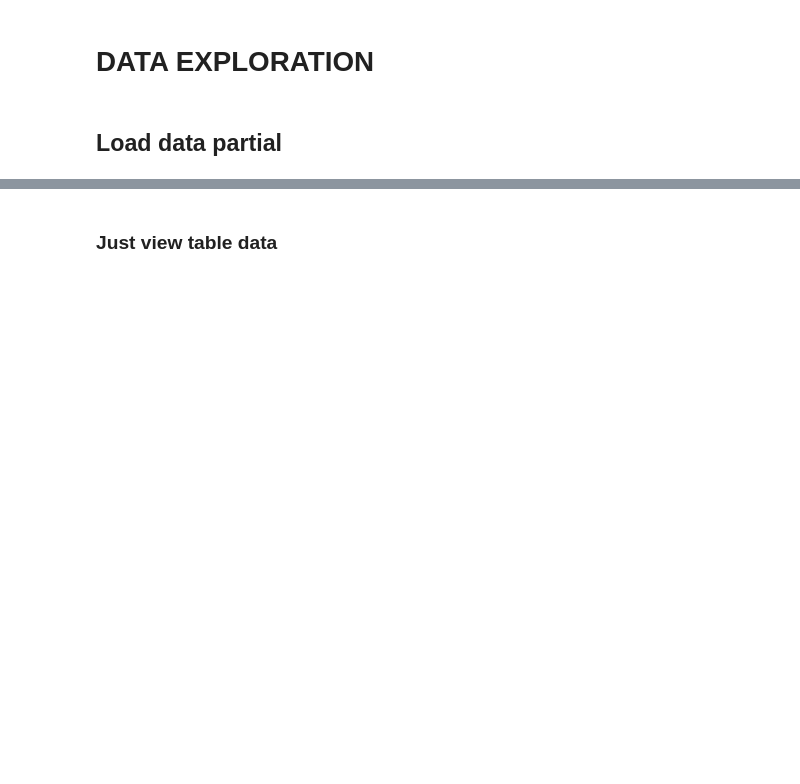
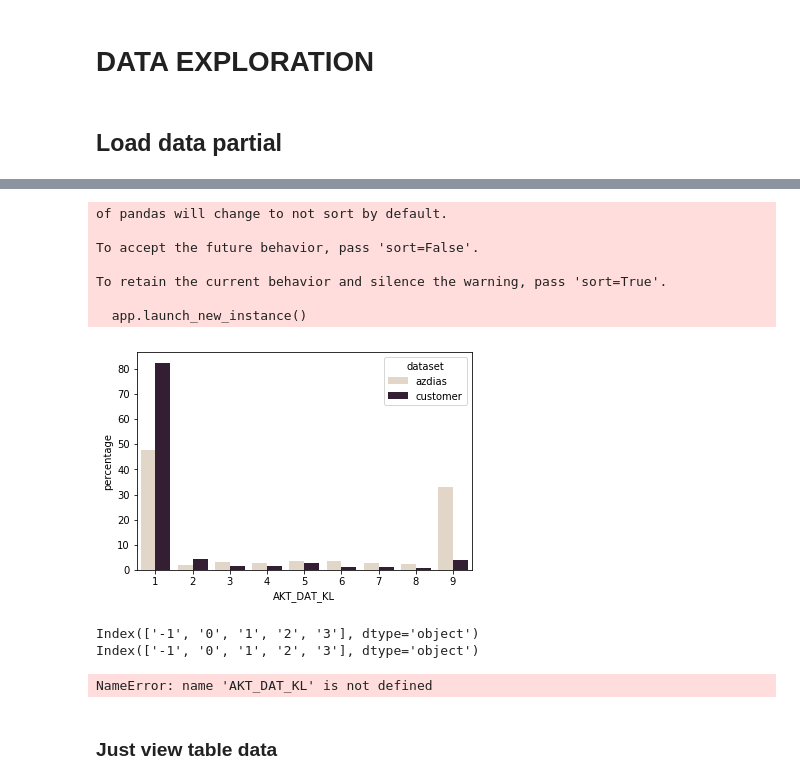
Before and after one commit to FenryrMKIII/udacity-ML-captstone, a Jupyter notebook: Arvato Project Workbook.ipynb, the cells around one changed output, grey strips where cells are left out. Drawn from its saved outputs; the diff is of its cells as text; code cells hidden in the pictures; blank space fills up the shorter version.

```diff
--- a/Arvato Project Workbook.ipynb
+++ b/Arvato Project Workbook.ipynb
@@ -59,3 +152,38 @@ customers = pd.read_csv('Udacity_CUSTOMERS_052018.csv', sep=';', nrows=10)
+# %%
+from  matplotlib.ticker import PercentFormatter
+
+concatenated = pd.concat([azdias_df.assign(dataset='azdias'), customers_df.assign(dataset='customer')])
+vof = 'AKT_DAT_KL' # Variable Of Interest
+g = sns.barplot(x=vof,
+                y="percentage",
+                hue='dataset',
+                data=concatenated.groupby(['dataset'])[vof]
+                     .value_counts(normalize=True)
+                     .rename('percentage')
+                     .mul(100)
+                     .reset_index()
+                     .sort_values(vof),
+                palette="ch:.25")
+plt.show()
+# %% [output]
+of pandas will change to not sort by default.
+
+To accept the future behavior, pass 'sort=False'.
+
+To retain the current behavior and silence the warning, pass 'sort=True'.
+
+  app.launch_new_instance()
+[figure, added]
+# %%
+print(azdias_df[column].cat.categories)
+print(customers_df[column].cat.categories)
+# %% [output]
+Index(['-1', '0', '1', '2', '3'], dtype='object')
+Index(['-1', '0', '1', '2', '3'], dtype='object')
+# %%
+azdias_df[AKT_DAT_KL]
+# %% [output]
+NameError: name 'AKT_DAT_KL' is not defined
 # %% [markdown]
 ### Just view table data
 # %%
```
Also changed, not shown: parts of 12 cells of this notebook.
